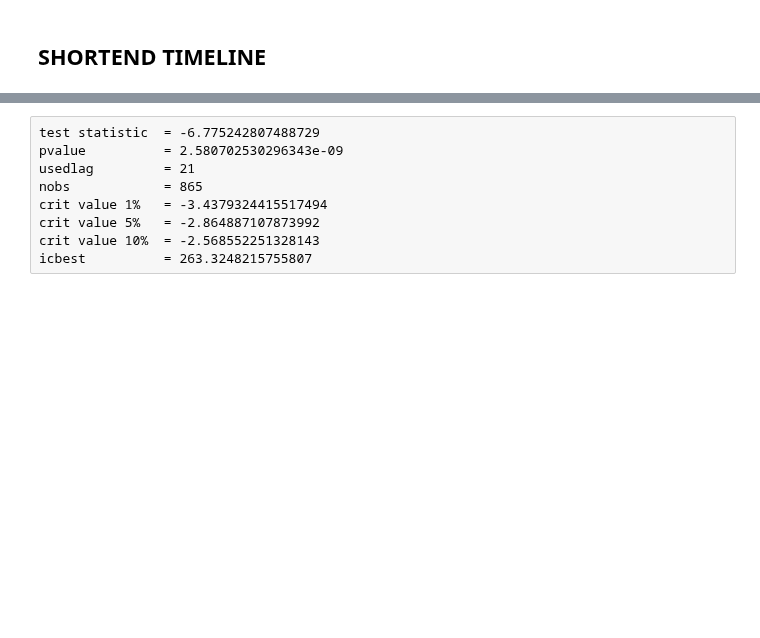
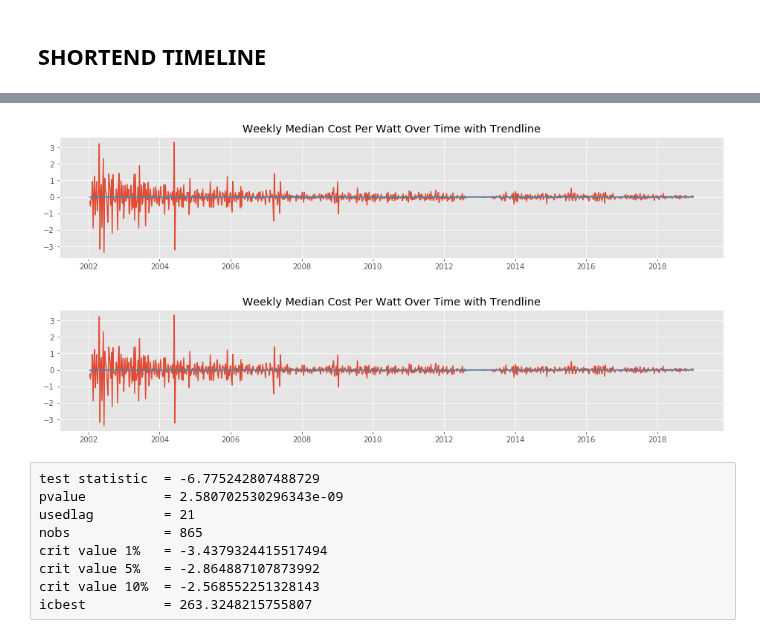
Before and after one commit to jrpaige/Solar, a Jupyter notebook: Solar_Time_Series.ipynb, the cells around one changed output, grey strips where cells are left out. Drawn from its saved outputs; the diff is of its cells as text; code cells hidden in the pictures; blank space fills up the shorter version.

```diff
--- a/Solar_Time_Series.ipynb
+++ b/Solar_Time_Series.ipynb
@@ -136,3 +210,8 @@ ADF p-value: 0.00
+# %%
+diff_linear_model, diff_linear_trend = linear_model_trend(w_diff)[0], linear_model_trend(w_diff)[1]
+# %% [output]
+[figure, added]
+[figure, added]
 # %% [raw]
 test statistic  = -6.775242807488729
 pvalue          = 2.580702530296343e-09
```
Also changed, not shown: parts of 24 cells of this notebook, 4 other files.
